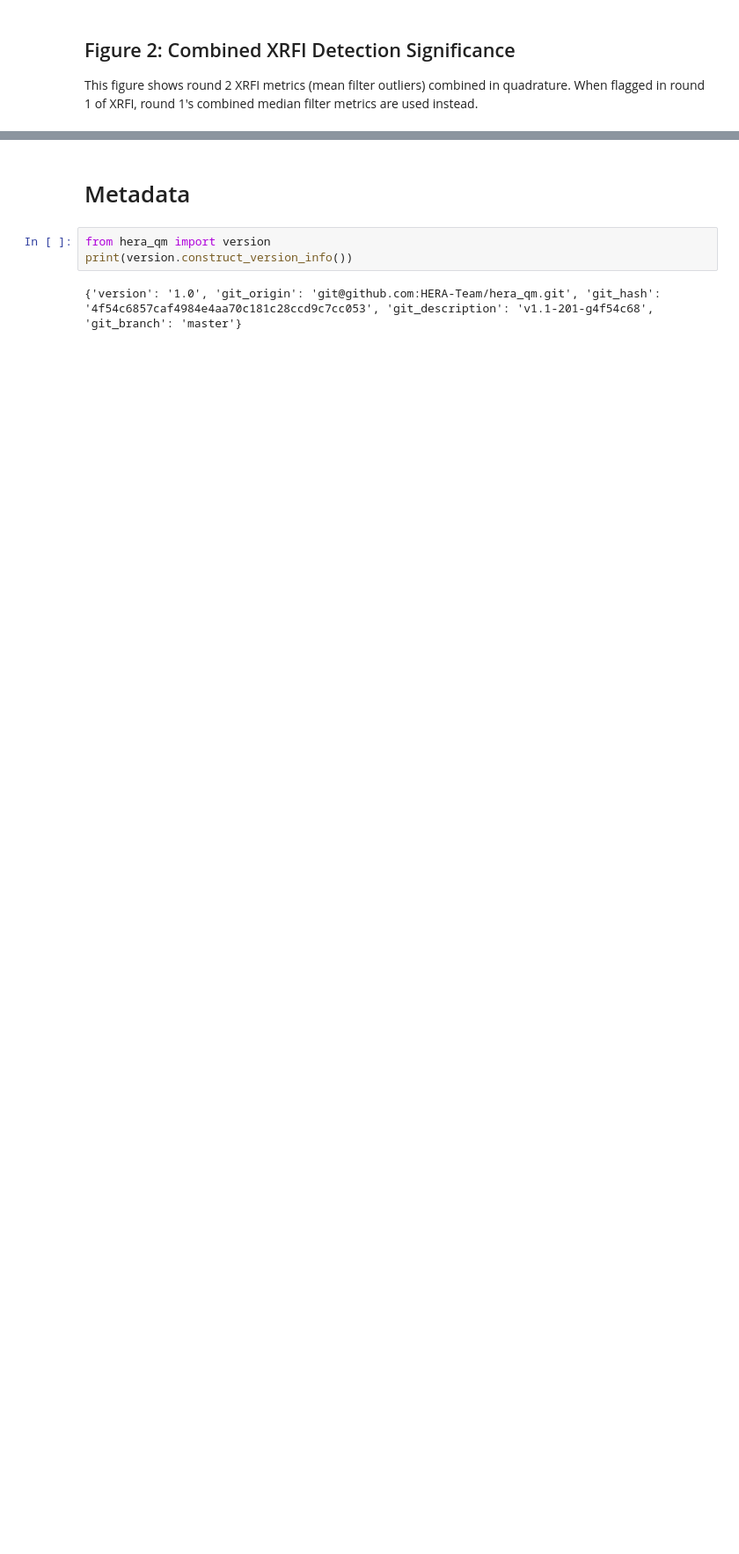
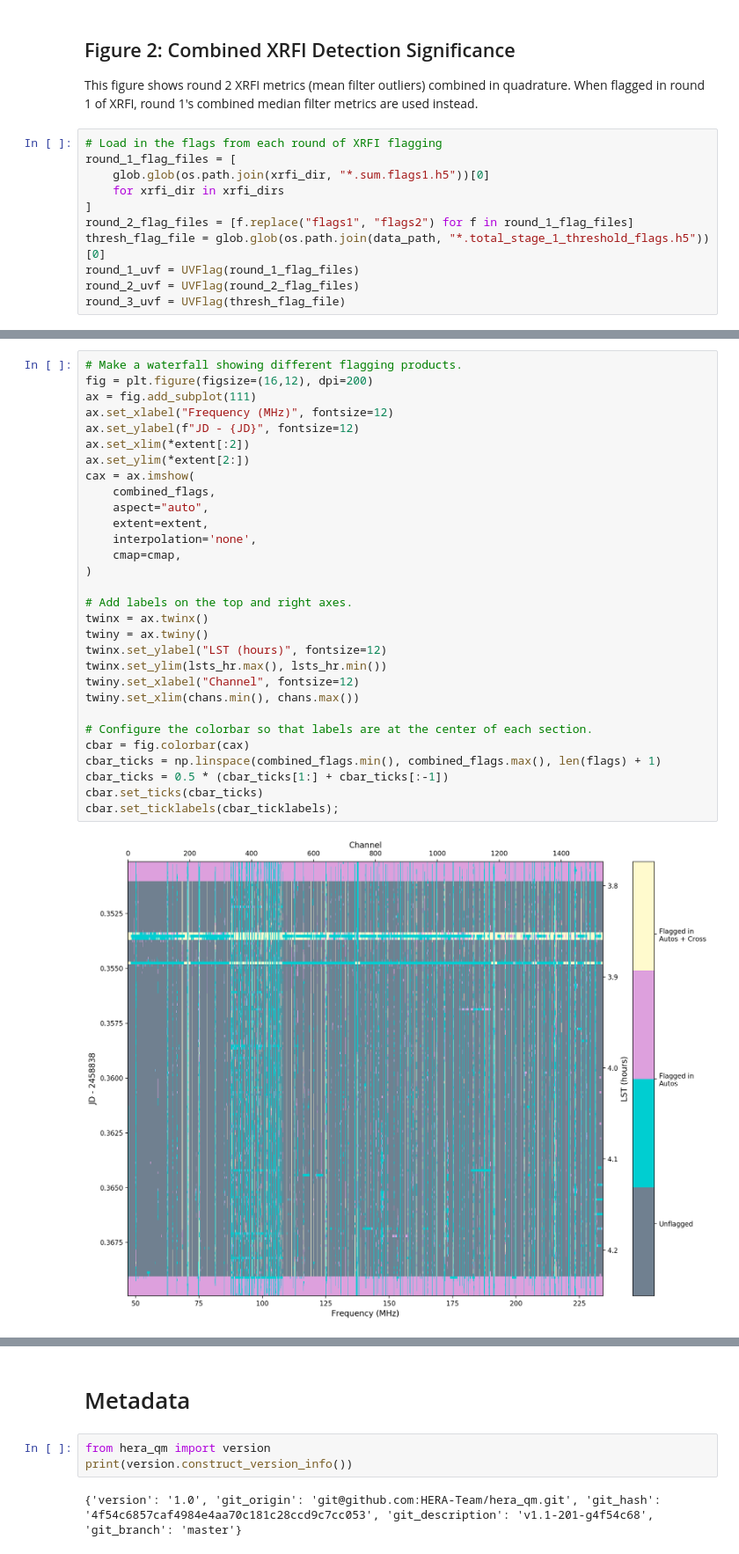
Before and after one commit to HERA-Team/H4C_Notebooks, a Jupyter notebook: rfi_inspect/rfi_inspect_2458838.ipynb, the cells around one changed output, grey strips where cells are left out. Shown at 88% size. Drawn from its saved outputs; the diff is of its cells as text; blank space fills up the shorter version.

```diff
--- a/rfi_inspect/rfi_inspect_2458838.ipynb
+++ b/rfi_inspect/rfi_inspect_2458838.ipynb
@@ -92,3 +93,14 @@ ax3.set_xlabel('Channel');
 # %% [markdown]
 ## Figure 2: Combined XRFI Detection Significance
 This figure shows round 2 XRFI metrics (mean filter outliers) combined in quadrature. When flagged in round 1 of XRFI, round 1's combined median filter metrics are used instead.
+# %%
+# Load in the flags from each round of XRFI flagging
+round_1_flag_files = [
+    glob.glob(os.path.join(xrfi_dir, "*.sum.flags1.h5"))[0]
+    for xrfi_dir in xrfi_dirs
+]
+round_2_flag_files = [f.replace("flags1", "flags2") for f in round_1_flag_files]
+thresh_flag_file = glob.glob(os.path.join(data_path, "*.total_stage_1_threshold_flags.h5"))[0]
+round_1_uvf = UVFlag(round_1_flag_files)
+round_2_uvf = UVFlag(round_2_flag_files)
+round_3_uvf = UVFlag(thresh_flag_file)
@@ -94,0 +151,32 @@ This figure shows round 2 XRFI metrics (mean filter outliers) combined in quadra
+# %%
+# Make a waterfall showing different flagging products.
+fig = plt.figure(figsize=(16,12), dpi=200)
+ax = fig.add_subplot(111)
+ax.set_xlabel("Frequency (MHz)", fontsize=12)
+ax.set_ylabel(f"JD - {JD}", fontsize=12)
+ax.set_xlim(*extent[:2])
+ax.set_ylim(*extent[2:])
+cax = ax.imshow(
+    combined_flags,
+    aspect="auto",
+    extent=extent,
+    interpolation='none',
+    cmap=cmap,
+)
+
+# Add labels on the top and right axes.
+twinx = ax.twinx()
+twiny = ax.twiny()
+twinx.set_ylabel("LST (hours)", fontsize=12)
+twinx.set_ylim(lsts_hr.max(), lsts_hr.min())
+twiny.set_xlabel("Channel", fontsize=12)
+twiny.set_xlim(chans.min(), chans.max())
+
+# Configure the colorbar so that labels are at the center of each section.
+cbar = fig.colorbar(cax)
+cbar_ticks = np.linspace(combined_flags.min(), combined_flags.max(), len(flags) + 1)
+cbar_ticks = 0.5 * (cbar_ticks[1:] + cbar_ticks[:-1])
+cbar.set_ticks(cbar_ticks)
+cbar.set_ticklabels(cbar_ticklabels);
+# %% [output]
+[figure, added]
```
Also changed, not shown: parts of 5 cells of this notebook.
